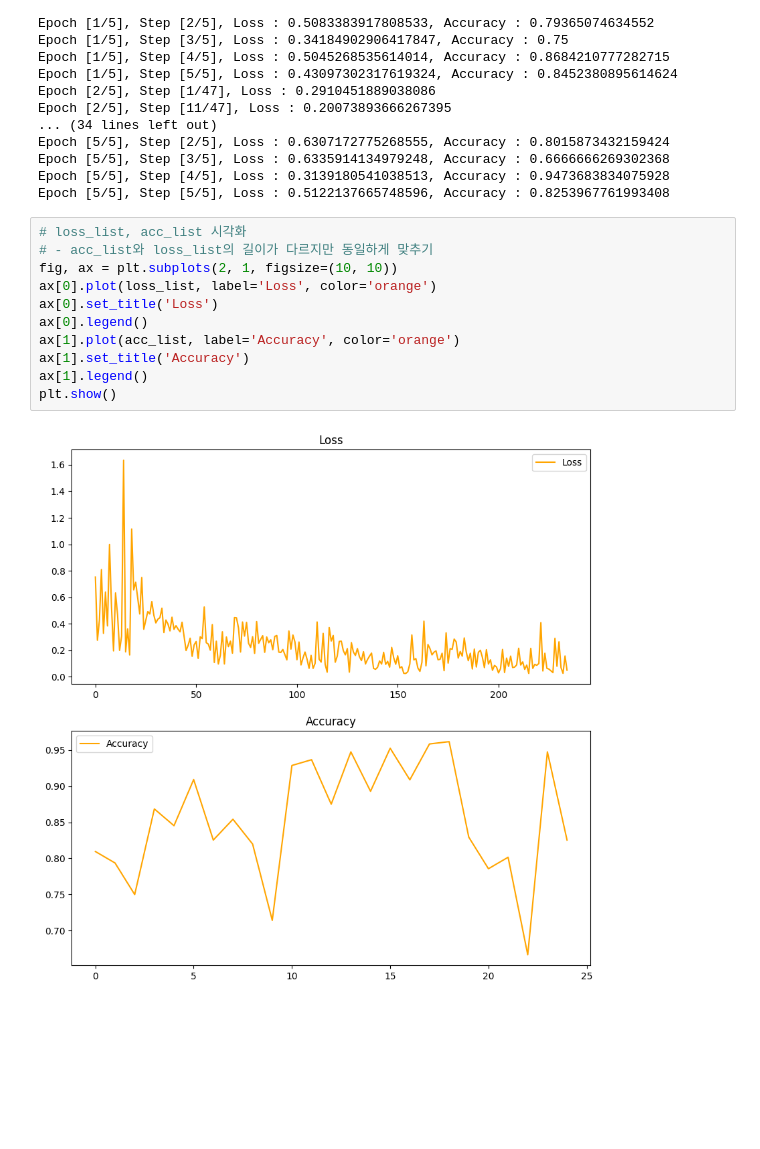
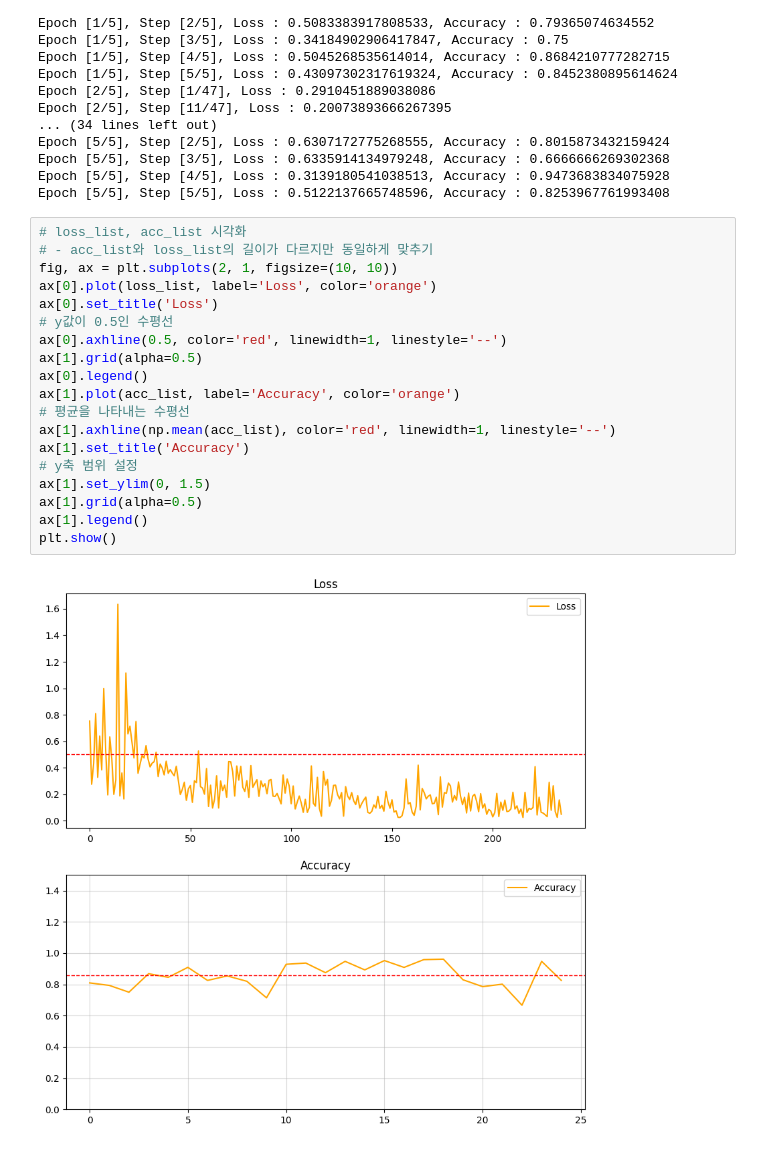
Before and after one commit to voo0o08/KDT5_OpenCV_Project, a Jupyter notebook: JJW/Project_files/P02_ResNet_Complete.ipynb, the cells around one changed output. Saved outputs shown, nothing was run; the diff lists cells and outputs as text; blank space fills up the shorter version.

```diff
--- a/JJW/Project_files/P02_ResNet_Complete.ipynb
+++ b/JJW/Project_files/P02_ResNet_Complete.ipynb
@@ -277,15 +275,23 @@ Epoch [5/5], Step [5/5], Loss : 0.5122137665748596, Accuracy : 0.825396776199340
 # %%
 # loss_list, acc_list 시각화
 # - acc_list와 loss_list의 길이가 다르지만 동일하게 맞추기
 fig, ax = plt.subplots(2, 1, figsize=(10, 10))
 ax[0].plot(loss_list, label='Loss', color='orange')
 ax[0].set_title('Loss')
+# y값이 0.5인 수평선
+ax[0].axhline(0.5, color='red', linewidth=1, linestyle='--')
+ax[1].grid(alpha=0.5)
 ax[0].legend()
 ax[1].plot(acc_list, label='Accuracy', color='orange')
+# 평균을 나타내는 수평선
+ax[1].axhline(np.mean(acc_list), color='red', linewidth=1, linestyle='--')
 ax[1].set_title('Accuracy')
+# y축 범위 설정
+ax[1].set_ylim(0, 1.5)
+ax[1].grid(alpha=0.5)
 ax[1].legend()
 plt.show()
 # %% [output]
-[figure, old version]
+[figure, new version]
 # %%
 # Test
```
Also changed, not shown: parts of 4 cells of this notebook, 2 other files.
